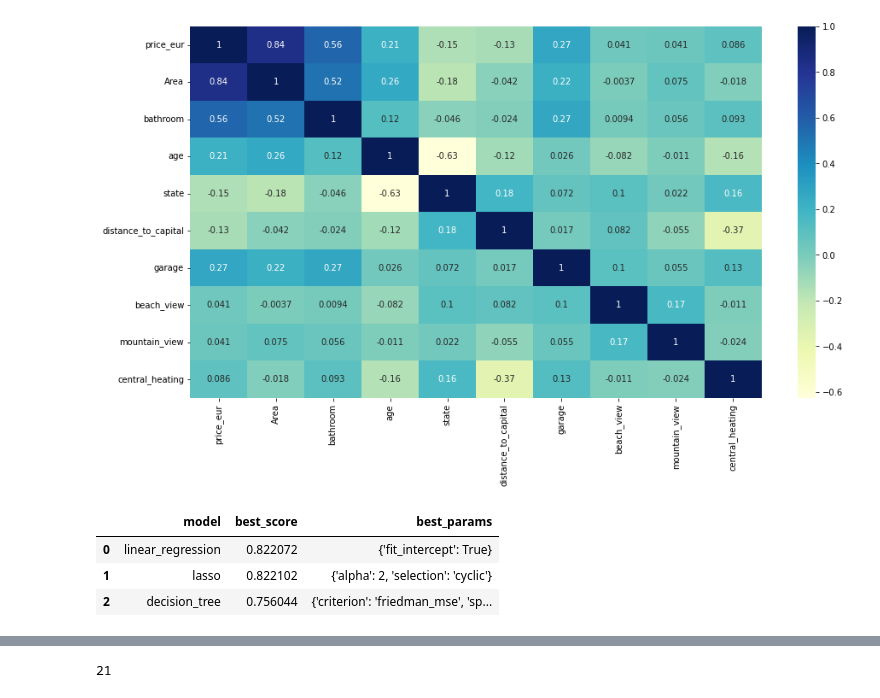
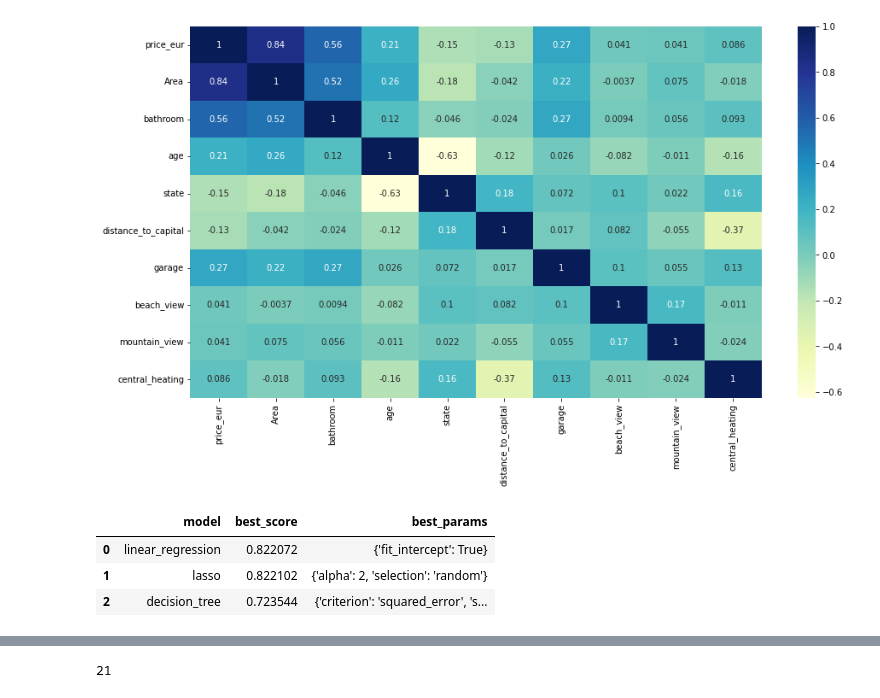
Before and after one commit to Jomar77/NZ-House-Price-Predictor, a Jupyter notebook: main.ipynb, the cells around one changed output, grey strips where cells are left out. Cells and saved outputs as stored; diff of their text form; code cells hidden in the pictures.

```diff
--- a/main.ipynb
+++ b/main.ipynb
@@ -452,36 +452,36 @@ def find_best_model_using_gridsearchcv(x,y):
         'lasso' : {
             'model': Lasso(),
             'params': {
                 'alpha': [1,2],
                 'selection': ['random', 'cyclic']
             }
         },
         'decision_tree' : {
             'model': DecisionTreeRegressor(),
             'params': {
                 'criterion': ['squared_error', 'friedman_mse'],
                 'splitter': ['best', 'random']
             }
         }
     }
     scores = []
     cv = ShuffleSplit(n_splits=5, test_size=0.2, random_state=0)
     for algo_name, config in algos.items():
         gs = GridSearchCV(config['model'], config['params'], cv=cv, return_train_score=False)
-        gs.fit(x.values,y)
+        gs.fit(x,y)
         scores.append({
             'model': algo_name,
             'best_score': gs.best_score_,
             'best_params': gs.best_params_
         })
     return pd.DataFrame(scores,columns=['model','best_score','best_params'])
 
 find_best_model_using_gridsearchcv(x,y)
 # %% [output]
 |  | model | best_score | best_params |
 | 0 | linear_regression | 0.822072 | {'fit_intercept': True} |
-| 1 | lasso | 0.822102 | {'alpha': 2, 'selection': 'cyclic'} |
-| 2 | decision_tree | 0.756044 | {'criterion': 'friedman_mse', 'sp... |
+| 1 | lasso | 0.822102 | {'alpha': 2, 'selection': 'random'} |
+| 2 | decision_tree | 0.723544 | {'criterion': 'squared_error', 's... |
 # %%
 x.columns
 # %% [output]
```
Also changed, not shown: 3 other files.
